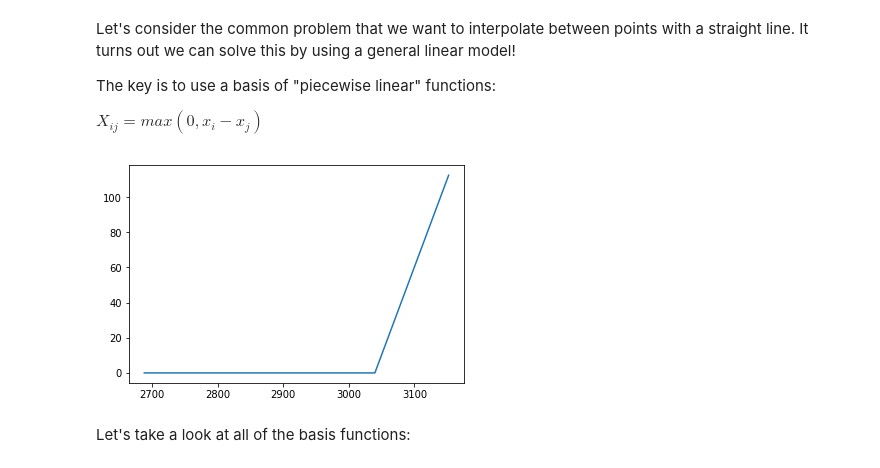
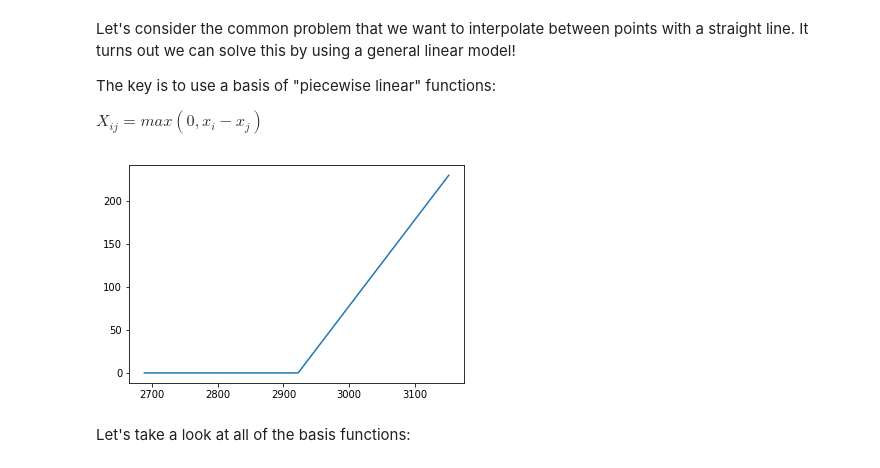
Before and after one commit to medford-group/data_analytics_for_engineers, a Jupyter notebook: modules/1-regression/regression.ipynb, the cells around one changed output. Cells and saved outputs as stored; diff of their text form; code cells hidden in the pictures.

```diff
--- a/modules/1-regression/regression.ipynb
+++ b/modules/1-regression/regression.ipynb
@@ -78,18 +78,18 @@ $X_{ij} = max(0, x_i-x_j)$
 # %%
 def piecewise_linear(x):
     N = len(x)
     X = np.zeros((N,N))
     for i in range(N):
         for j in range(N):
             X[i,j] = max(0, x[i] - x[j])
     return X
 
 X = piecewise_linear(x_peak)
 
 fig, ax = plt.subplots()
-ax.plot(x_peak, X[:,75]);
+ax.plot(x_peak, X[:,50]);
 # %% [output]
-[figure, old version]
+[figure, new version]
 # %% [markdown]
 Let's take a look at all of the basis functions:
 # %%
```
Also changed, not shown: parts of 64 cells of this notebook, 2 other files.
